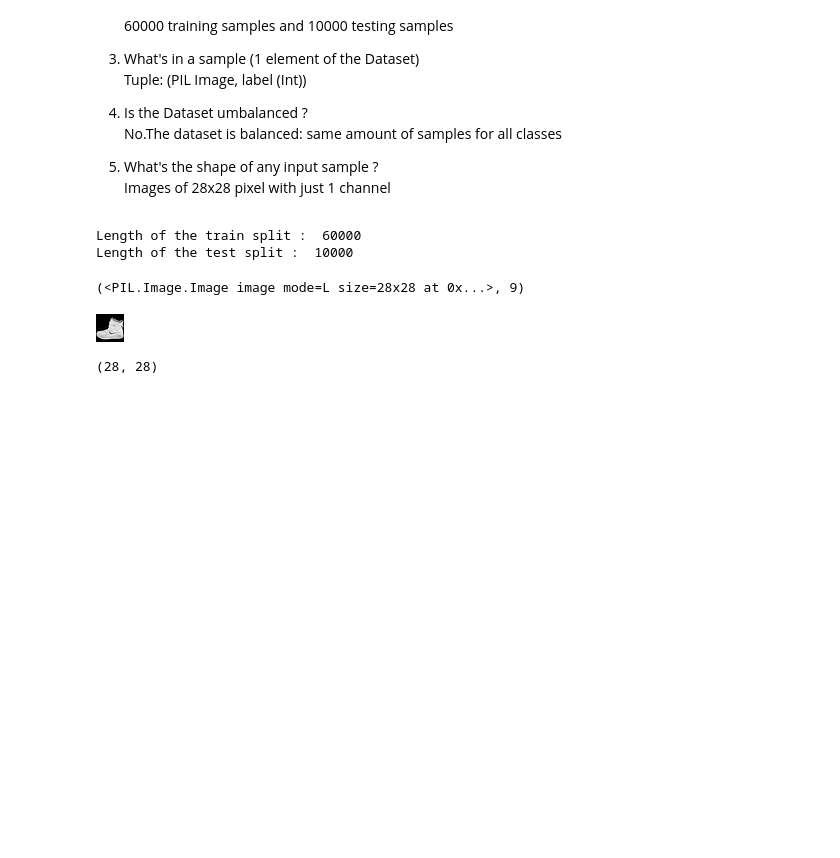
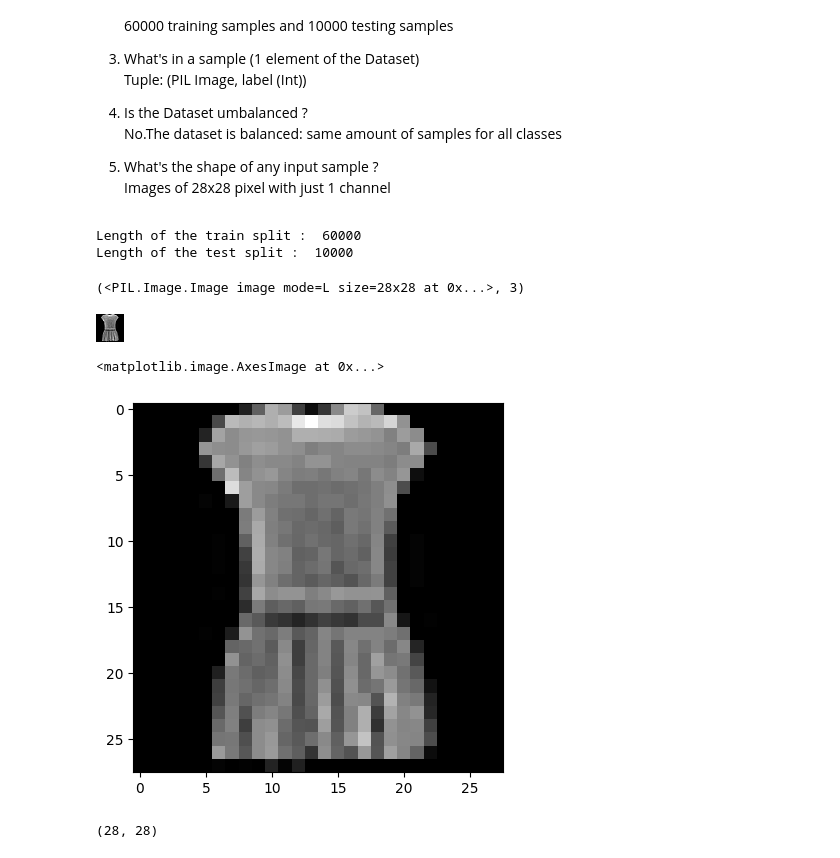
Before and after one commit to jhernandezga/DeepLearning-SIA-Tutorials, a Jupyter notebook: TP1/Introduction_to_Pytorch_Lightning2023.ipynb, the cells around one changed output. Drawn from its saved outputs; the diff is of its cells as text; code cells hidden in the pictures; blank space fills up the shorter version.

```diff
--- a/TP1/Introduction_to_Pytorch_Lightning2023.ipynb
+++ b/TP1/Introduction_to_Pytorch_Lightning2023.ipynb
@@ -121,18 +121,22 @@ Length of the train split :  60000
 Length of the test split :  10000
 # %%
 # TODO : Retrieve one sample of the Dataset.
-sample = dataset_train[0]
+sample = dataset_train[3]
 
 # TODO : What is in a sample ? Print the sample to understand
 print(sample)
 # %% [output]
-(<PIL.Image.Image image mode=L size=28x28 at 0x...>, 9)
+(<PIL.Image.Image image mode=L size=28x28 at 0x...>, 3)
 # %%
 # TODO : Plot the image in the sample. Does it correspond to the second element of the sample ?
 
 display(sample[0])
+
+plt.imshow(sample[0], cmap='gray')
 # %% [output]
-[figure, old version]
+[figure, new version]
+<matplotlib.image.AxesImage at 0x...>
+[figure, added]
 # %%
 # TODO : What's the shape of the input image.
 shape = sample[0].size
```
Also changed, not shown: parts of 4 cells of this notebook, 1 other file.
